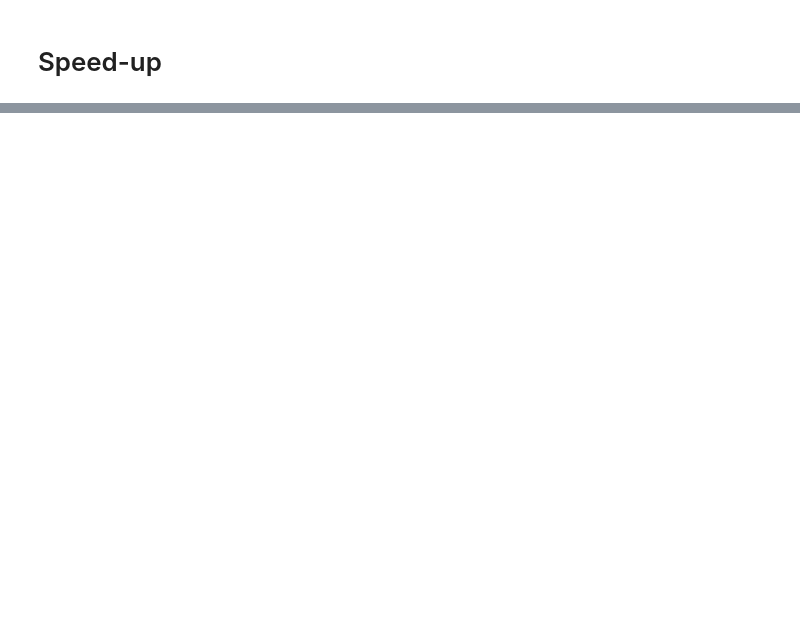
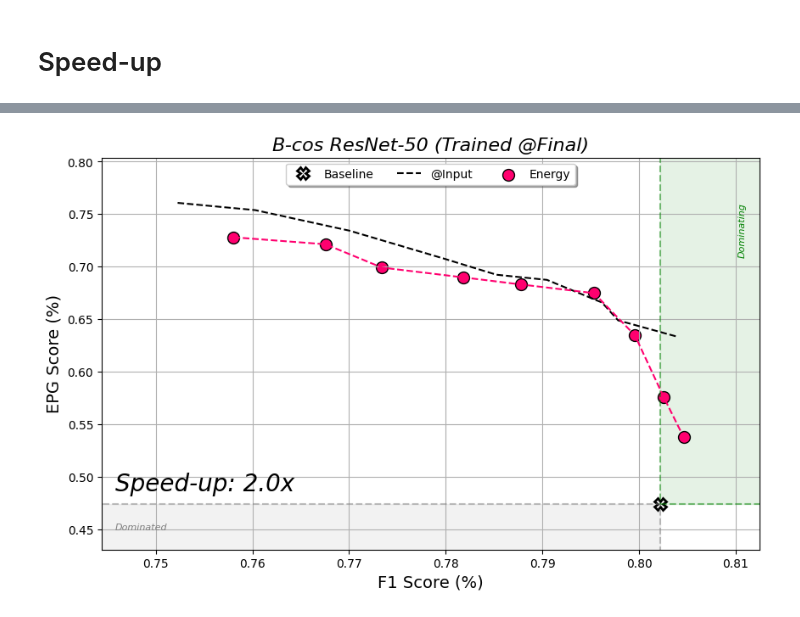
Before and after one commit to rensdebee/FACTifAI_2024_3, a Jupyter notebook: visualisations.ipynb, the cells around one changed output, grey strips where cells are left out. Cells and saved outputs as stored; diff of their text form; code cells hidden in the pictures; blank space fills up the shorter version.

```diff
--- a/visualisations.ipynb
+++ b/visualisations.ipynb
@@ -860,0 +1024,12 @@ plot_pareto_curve_speed_up(
+# %%
+plot_pareto_curve_speed_up(
+    baseline_data=baseline_data_final_layer,
+    energy_data_input_layer=energy_data_input_layer,
+    energy_data=energy_data_final_layer,
+    x_label='F1 Score (%)',
+    y_label='EPG Score (%)',
+    title='B-cos ResNet-50 (Trained @Final)',
+    speed_up_text="Speed-up: 2.0x",
+    save_path='./images/voc2007_bcos_resnet50_speed_up_input_layer_final_layer.png')
+# %% [output]
+[figure, added]
```
Also changed, not shown: parts of 21 cells of this notebook, 28 other files.
